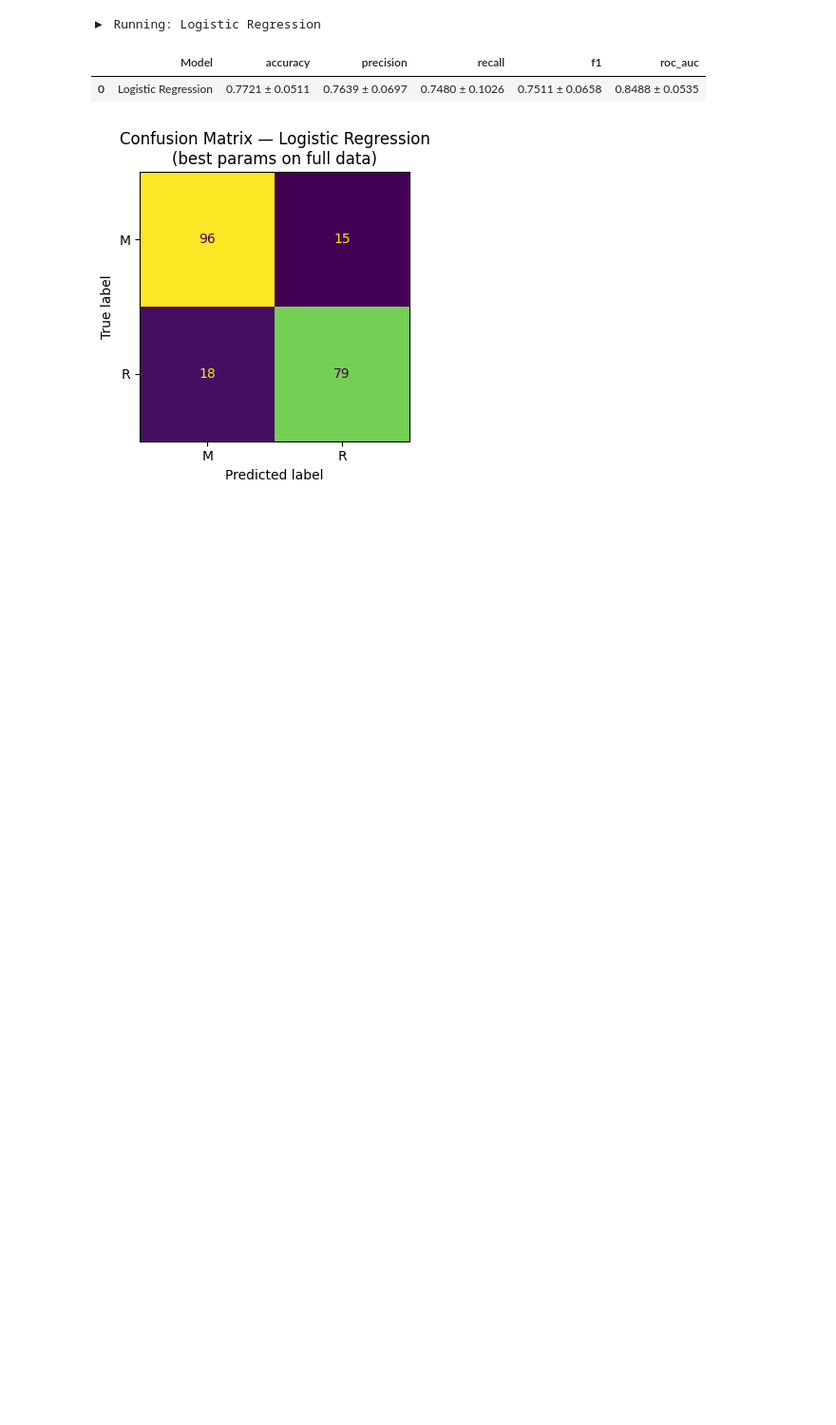
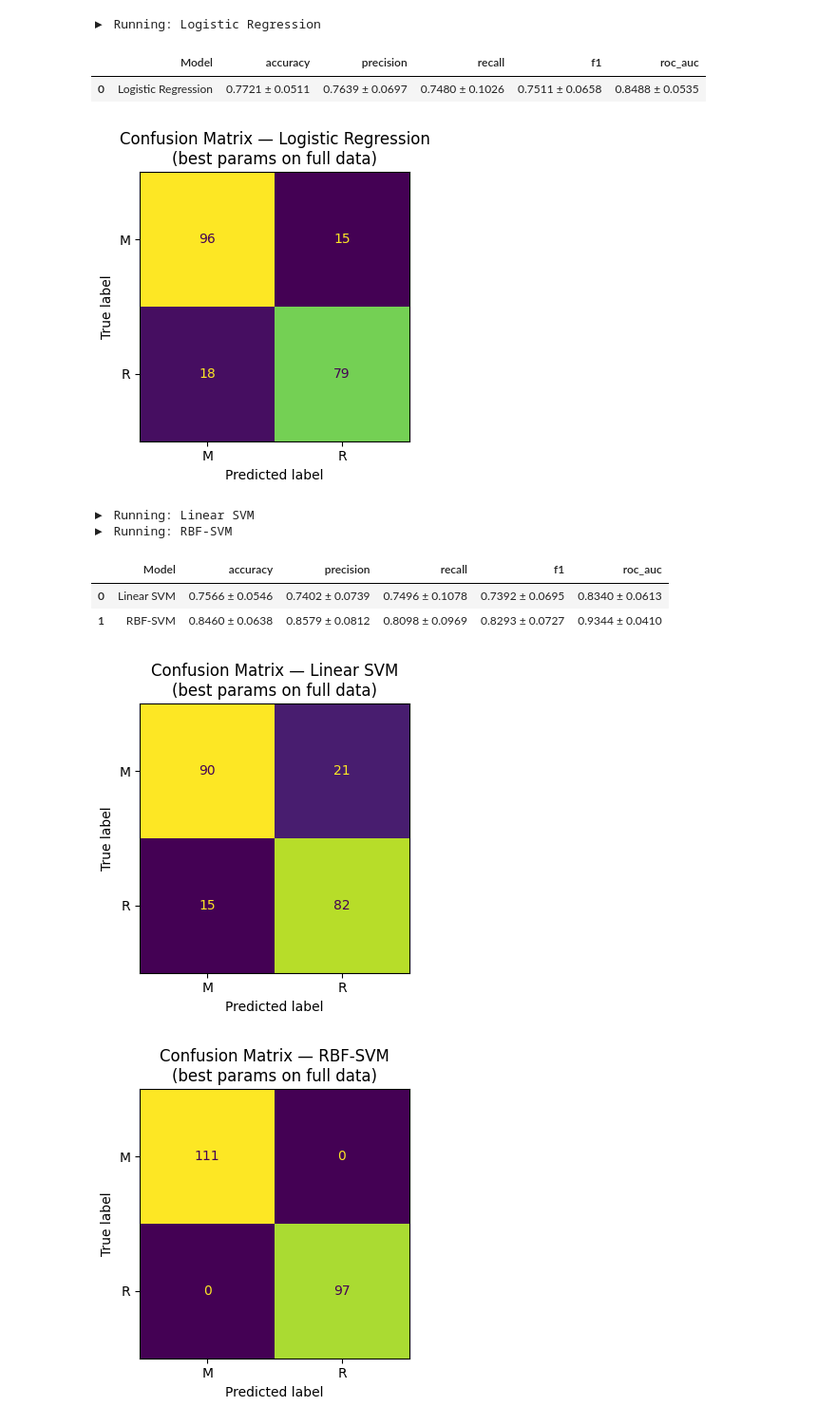
Before and after one commit to xiaomingtseng/ml2026-assignments, a Jupyter notebook: a3_common.ipynb, the cells around one changed output. Shown at 95% size. Cells and saved outputs as stored; diff of their text form; code cells hidden in the pictures; blank space fills up the shorter version.

Commit message:
A3: add Linear SVM, RBF-SVM + Q3 analysis

```diff
--- a/a3_common.ipynb
+++ b/a3_common.ipynb
@@ -204,3 +204,38 @@ raw_df = show_results([result_lr])
 plot_confusion_matrix("Logistic Regression", pipeline_lr, param_grid_lr)
 # %% [output]
 [figure]
+# %%
+from sklearn.svm import SVC
+
+# Linear SVM
+pipeline_lsvm = Pipeline([
+    ("scaler", StandardScaler()),
+    ("clf", SVC(kernel="linear", probability=True, random_state=RANDOM_SEED)),
+])
+param_grid_lsvm = {"clf__C": [0.01, 0.1, 1, 10]}
+
+# RBF-SVM
+pipeline_rbf = Pipeline([
+    ("scaler", StandardScaler()),
+    ("clf", SVC(kernel="rbf", probability=True, random_state=RANDOM_SEED)),
+])
+param_grid_rbf = {
+    "clf__C": [0.1, 1, 10, 100],
+    "clf__gamma": ["scale", 0.01, 0.1, 1],
+}
+
+result_lsvm = run_model("Linear SVM", pipeline_lsvm, param_grid_lsvm)
+result_rbf  = run_model("RBF-SVM",    pipeline_rbf,  param_grid_rbf)
+# %% [output]
+▶ Running: Linear SVM
+▶ Running: RBF-SVM
+# %%
+raw_df = show_results([result_lsvm, result_rbf])
+plot_confusion_matrix("Linear SVM", pipeline_lsvm, param_grid_lsvm)
+plot_confusion_matrix("RBF-SVM", pipeline_rbf, param_grid_rbf)
+# %% [output]
+|  | Model | accuracy | precision | recall | f1 | roc_auc |
+| 0 | Linear SVM | 0.7566 ± 0.0546 | 0.7402 ± 0.0739 | 0.7496 ± 0.1078 | 0.7392 ± 0.0695 | 0.8340 ± 0.0613 |
+| 1 | RBF-SVM | 0.8460 ± 0.0638 | 0.8579 ± 0.0812 | 0.8098 ± 0.0969 | 0.8293 ± 0.0727 | 0.9344 ± 0.0410 |
+[figure, added]
+[figure, added]
```
Also changed, not shown: parts of 1 cell of this notebook, 1 other file.
